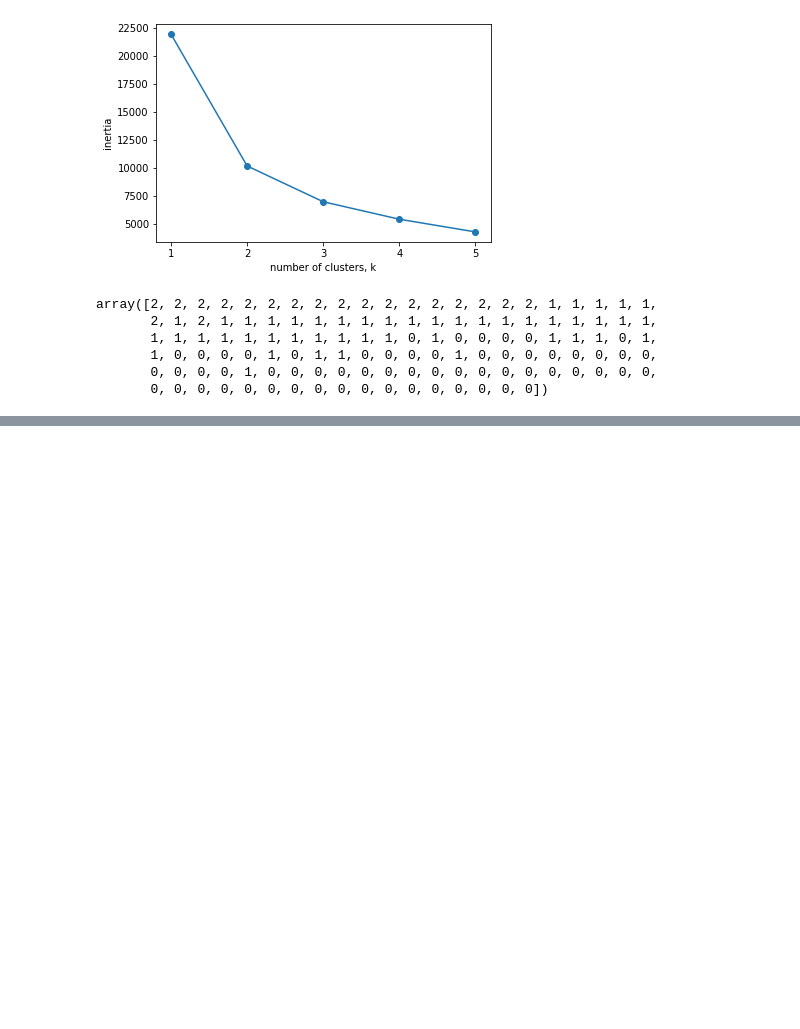
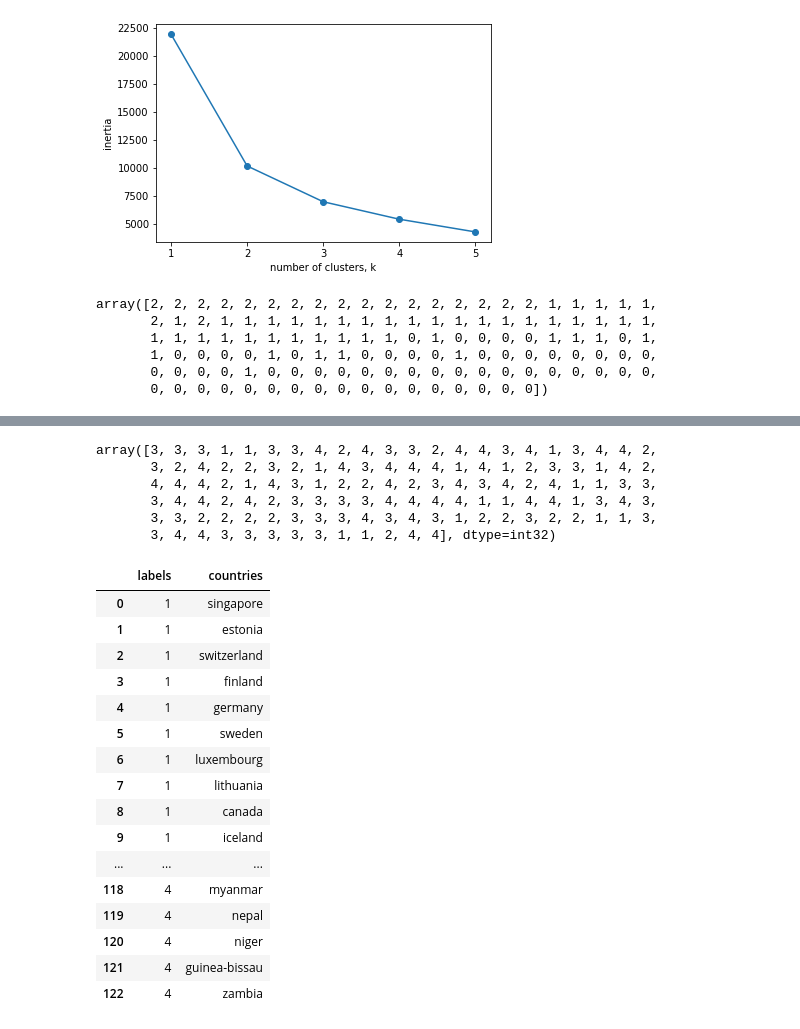
Before and after one commit to sam-cannon/EFFERT-Index, a Jupyter notebook: Hierarchical Clustering GGEI and IEF.ipynb, the cells around one changed output, grey strips where cells are left out. Cells and saved outputs as stored; diff of their text form; code cells hidden in the pictures; blank space fills up the shorter version.

```diff
--- a/Hierarchical Clustering GGEI and IEF.ipynb
+++ b/Hierarchical Clustering GGEI and IEF.ipynb
@@ -171,0 +200,36 @@ array([2, 2, 2, 2, 2, 2, 2, 2, 2, 2, 2, 2, 2, 2, 2, 2, 2, 1, 1, 1, 1, 1,
+# %%
+#get cluster labels based on height of dendrogram, we want four clusters, so we will go with 50 height on the y axis (you can see how the data is split
+# into 4 clusters at that height)
+labels = fcluster(mergings, 50, criterion = 'distance')
+labels
+# %% [output]
+array([3, 3, 3, 1, 1, 3, 3, 4, 2, 4, 3, 3, 2, 4, 4, 3, 4, 1, 3, 4, 4, 2,
+       3, 2, 4, 2, 2, 3, 2, 1, 4, 3, 4, 4, 4, 1, 4, 1, 2, 3, 3, 1, 4, 2,
+       4, 4, 4, 2, 1, 4, 3, 1, 2, 2, 4, 2, 3, 4, 3, 4, 2, 4, 1, 1, 3, 3,
+       3, 4, 4, 2, 4, 2, 3, 3, 3, 3, 4, 4, 4, 4, 1, 1, 4, 4, 1, 3, 4, 3,
+       3, 3, 2, 2, 2, 2, 3, 3, 3, 4, 3, 4, 3, 1, 2, 2, 3, 2, 2, 1, 1, 3,
+       3, 4, 4, 3, 3, 3, 3, 3, 1, 1, 2, 4, 4], dtype=int32)
+# %%
+#inspect the countries and their corresponding cluster labels in a dataframe
+pairs = pd.DataFrame({'labels':labels, 'countries':country_names})
+pairs = pairs.sort_values('labels').reset_index(drop = True)
+
+pairs
+# %% [output]
+|  | labels | countries |
+| 0 | 1 | singapore |
+| 1 | 1 | estonia |
+| 2 | 1 | switzerland |
+| 3 | 1 | finland |
+| 4 | 1 | germany |
+| 5 | 1 | sweden |
+| 6 | 1 | luxembourg |
+| 7 | 1 | lithuania |
+| 8 | 1 | canada |
+| 9 | 1 | iceland |
+| ... | ... | ... |
+| 118 | 4 | myanmar |
+| 119 | 4 | nepal |
+| 120 | 4 | niger |
+| 121 | 4 | guinea-bissau |
+| 122 | 4 | zambia |
```
Also changed, not shown: parts of 9 cells of this notebook.
